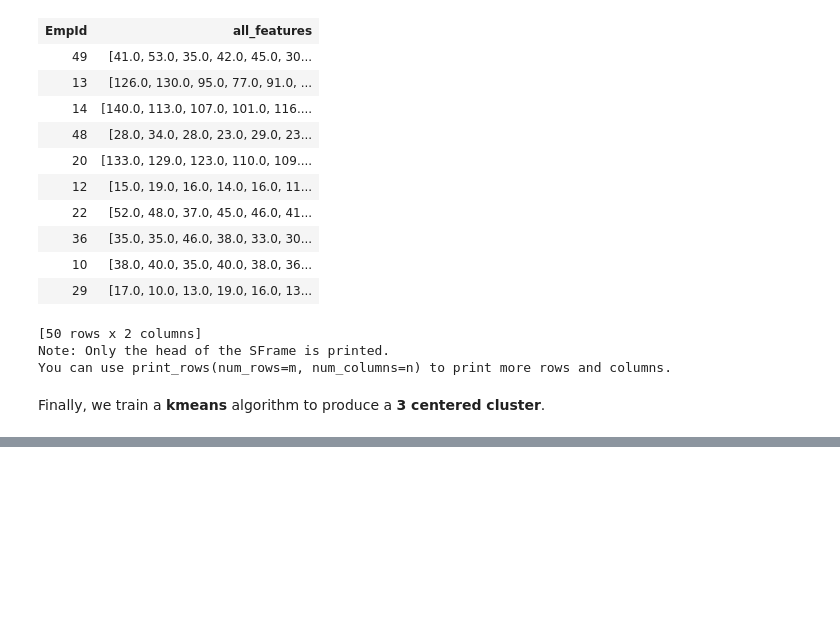
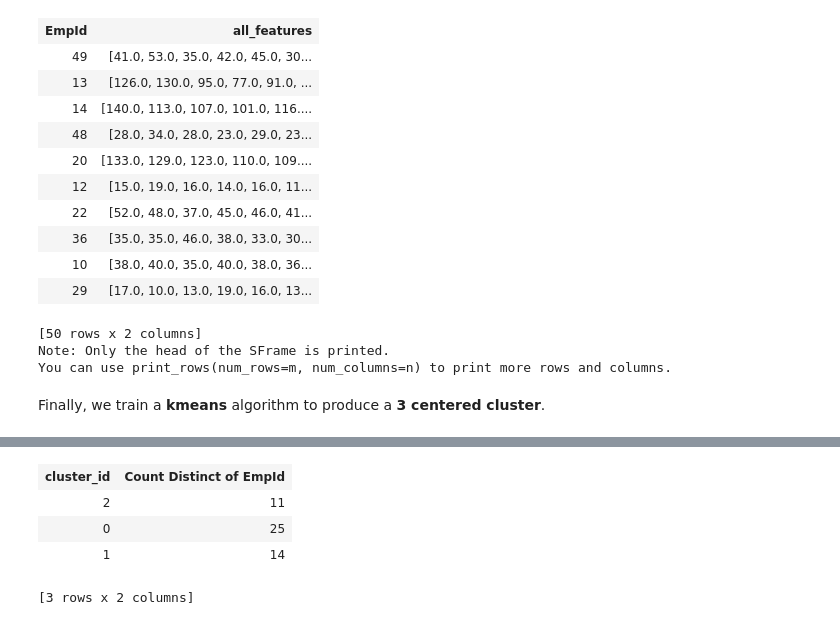
Before and after one commit to tgrammat/ML-Data_Challenges, a Jupyter notebook: Dato-tutorials/pattern-mining/Pattern Mining - Association Rule Mining.ipynb, the cells around one changed output, grey strips where cells are left out. Drawn from its saved outputs; the diff is of its cells as text; code cells hidden in the pictures; blank space fills up the shorter version.

```diff
--- a/Dato-tutorials/pattern-mining/Pattern Mining - Association Rule Mining.ipynb
+++ b/Dato-tutorials/pattern-mining/Pattern Mining - Association Rule Mining.ipynb
@@ -473,0 +498,9 @@ emp_space.show(x='cluster_id', y = 'StoreNum', view='Bar Chart')
+# %%
+emp_space_segments = emp_space.groupby('cluster_id', agg.COUNT_DISTINCT('EmpId'))
+emp_space_segments
+# %% [output]
+| cluster_id | Count Distinct of EmpId |
+| 2 | 11 |
+| 0 | 25 |
+| 1 | 14 |
+[3 rows x 2 columns]
```
Also changed, not shown: parts of 29 cells of this notebook, 1 other file.
